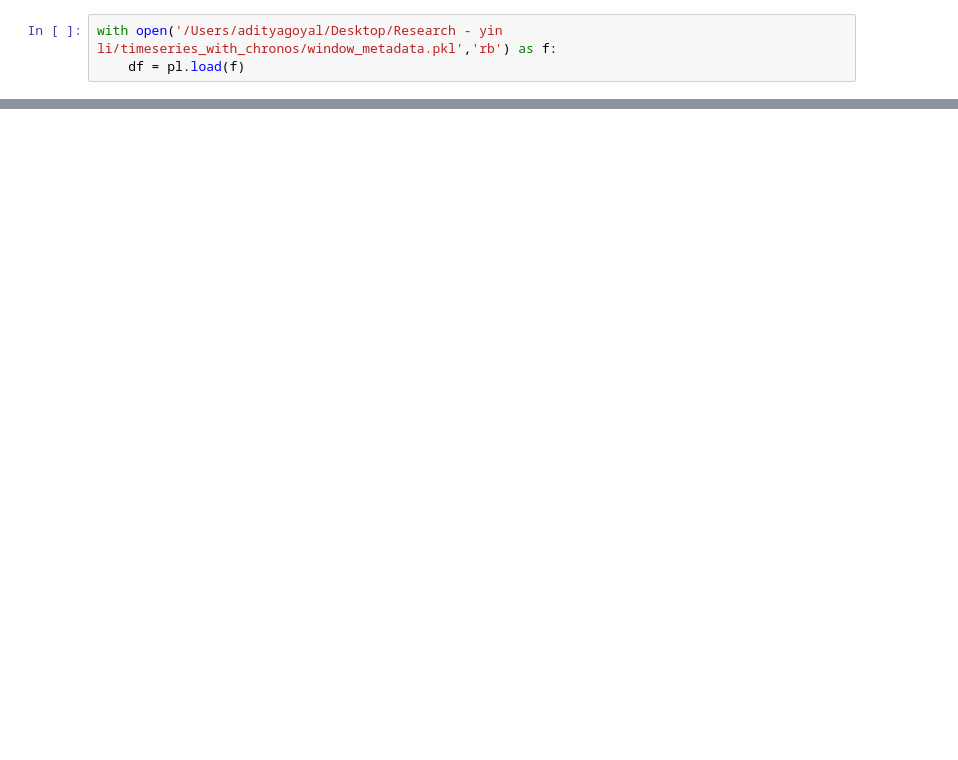
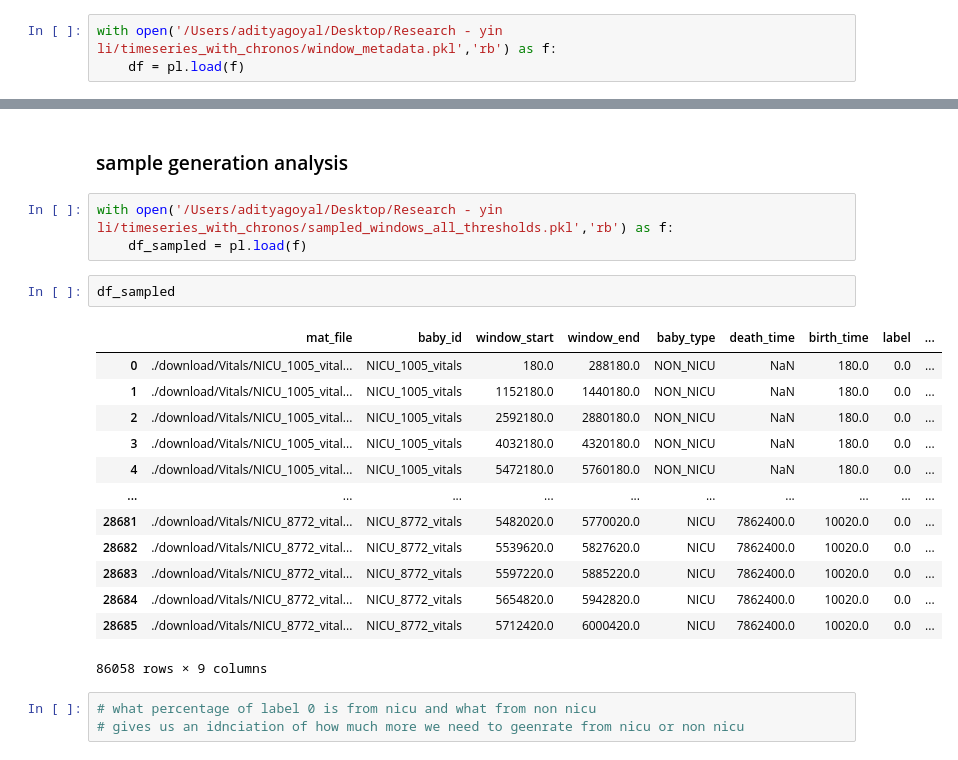
Before and after one commit to AdityaGoyal333/timeseries_with_chronos, a Jupyter notebook: chronos_1.ipynb, the cells around one changed output, grey strips where cells are left out. Drawn from its saved outputs; the diff is of its cells as text; blank space fills up the shorter version.

```diff
--- a/chronos_1.ipynb
+++ b/chronos_1.ipynb
@@ -895,0 +986,24 @@ import matplotlib.pyplot as plt
+# %% [markdown]
+### sample generation analysis
+# %%
+with open('/Users/adityagoyal/Desktop/Research - yin li/timeseries_with_chronos/sampled_windows_all_thresholds.pkl','rb') as f:
+    df_sampled = pl.load(f)
+# %%
+df_sampled
+# %% [output]
+|  | mat_file | baby_id | window_start | window_end | baby_type | death_time | birth_time | label | ... |
+| 0 | ./download/Vitals/NICU_1005_vital... | NICU_1005_vitals | 180.0 | 288180.0 | NON_NICU | NaN | 180.0 | 0.0 | ... |
+| 1 | ./download/Vitals/NICU_1005_vital... | NICU_1005_vitals | 1152180.0 | 1440180.0 | NON_NICU | NaN | 180.0 | 0.0 | ... |
+| 2 | ./download/Vitals/NICU_1005_vital... | NICU_1005_vitals | 2592180.0 | 2880180.0 | NON_NICU | NaN | 180.0 | 0.0 | ... |
+| 3 | ./download/Vitals/NICU_1005_vital... | NICU_1005_vitals | 4032180.0 | 4320180.0 | NON_NICU | NaN | 180.0 | 0.0 | ... |
+| 4 | ./download/Vitals/NICU_1005_vital... | NICU_1005_vitals | 5472180.0 | 5760180.0 | NON_NICU | NaN | 180.0 | 0.0 | ... |
+| ... | ... | ... | ... | ... | ... | ... | ... | ... | ... |
+| 28681 | ./download/Vitals/NICU_8772_vital... | NICU_8772_vitals | 5482020.0 | 5770020.0 | NICU | 7862400.0 | 10020.0 | 0.0 | ... |
+| 28682 | ./download/Vitals/NICU_8772_vital... | NICU_8772_vitals | 5539620.0 | 5827620.0 | NICU | 7862400.0 | 10020.0 | 0.0 | ... |
+| 28683 | ./download/Vitals/NICU_8772_vital... | NICU_8772_vitals | 5597220.0 | 5885220.0 | NICU | 7862400.0 | 10020.0 | 0.0 | ... |
+| 28684 | ./download/Vitals/NICU_8772_vital... | NICU_8772_vitals | 5654820.0 | 5942820.0 | NICU | 7862400.0 | 10020.0 | 0.0 | ... |
+| 28685 | ./download/Vitals/NICU_8772_vital... | NICU_8772_vitals | 5712420.0 | 6000420.0 | NICU | 7862400.0 | 10020.0 | 0.0 | ... |
+86058 rows × 9 columns
+# %%
+# what percentage of label 0 is from nicu and what from non nicu
+# gives us an idnciation of how much more we need to geenrate from nicu or non nicu
```
Also changed, not shown: parts of 25 cells of this notebook.
